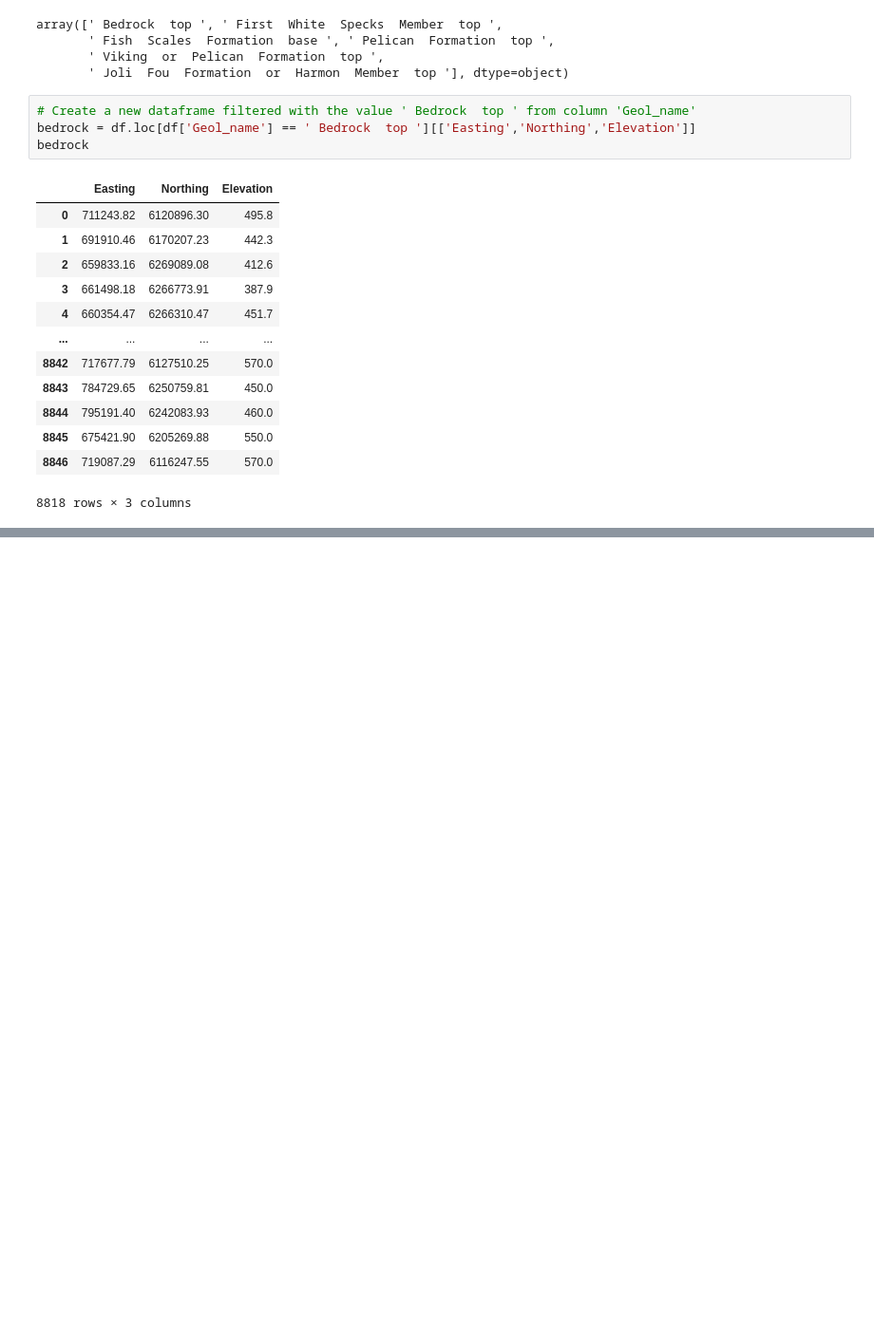
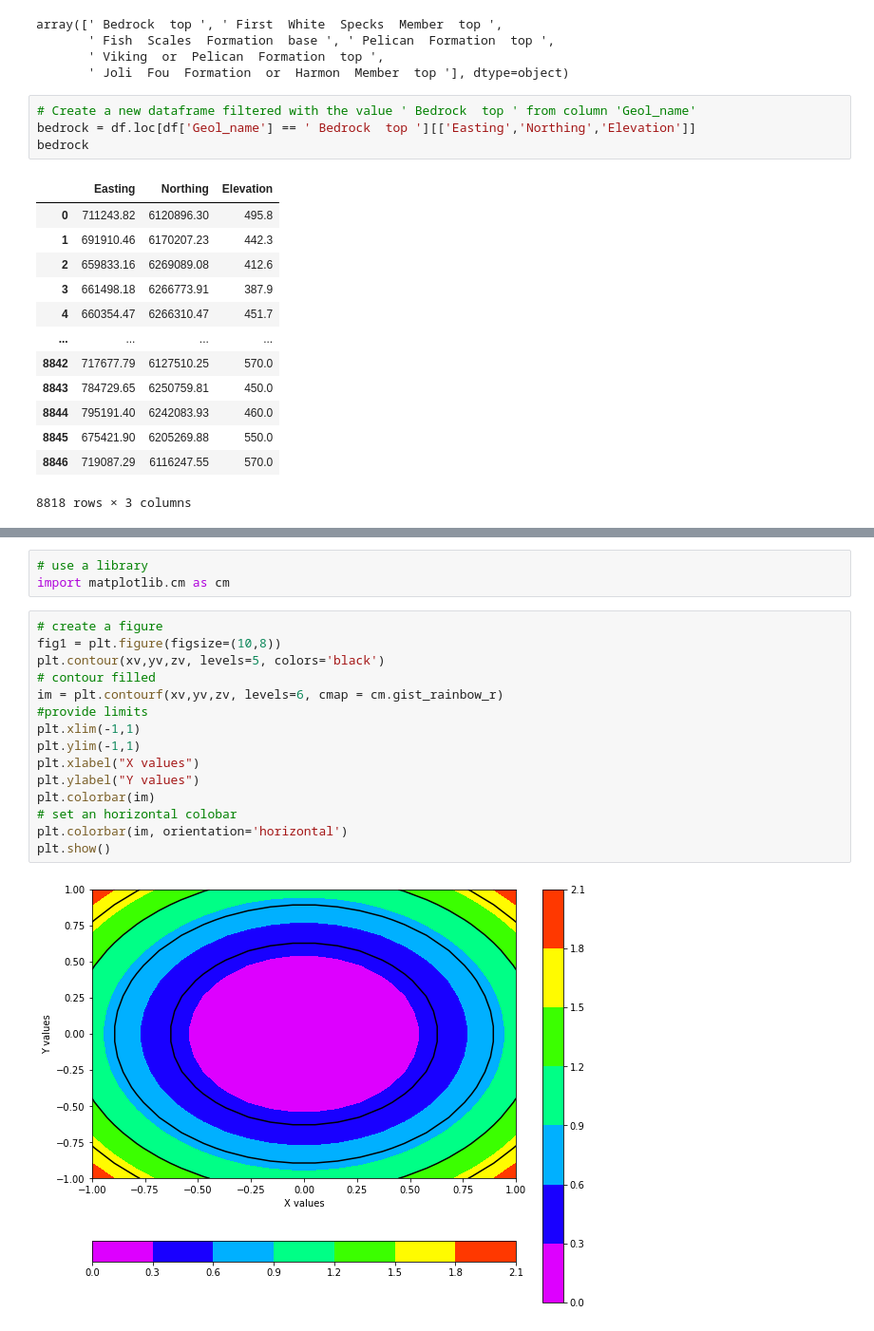
Before and after one commit to r3card0/Subsurface_Mapping, a Jupyter notebook: Subsurface_Mapping.ipynb, the cells around one changed output, grey strips where cells are left out. Shown: that part at 95% size. Saved outputs shown, nothing was run; the diff lists cells and outputs as text; blank space fills up the shorter version.

```diff
--- a/Subsurface_Mapping.ipynb
+++ b/Subsurface_Mapping.ipynb
@@ -118,0 +129,20 @@ plt.contour(xv,yv,zv)
+# %%
+# use a library
+import matplotlib.cm as cm
+# %%
+# create a figure
+fig1 = plt.figure(figsize=(10,8))
+plt.contour(xv,yv,zv, levels=5, colors='black')
+# contour filled
+im = plt.contourf(xv,yv,zv, levels=6, cmap = cm.gist_rainbow_r)
+#provide limits
+plt.xlim(-1,1)
+plt.ylim(-1,1)
+plt.xlabel("X values")
+plt.ylabel("Y values")
+plt.colorbar(im)
+# set an horizontal colobar
+plt.colorbar(im, orientation='horizontal')
+plt.show()
+# %% [output]
+[figure, added]
```
Also changed, not shown: parts of 17 cells of this notebook.
